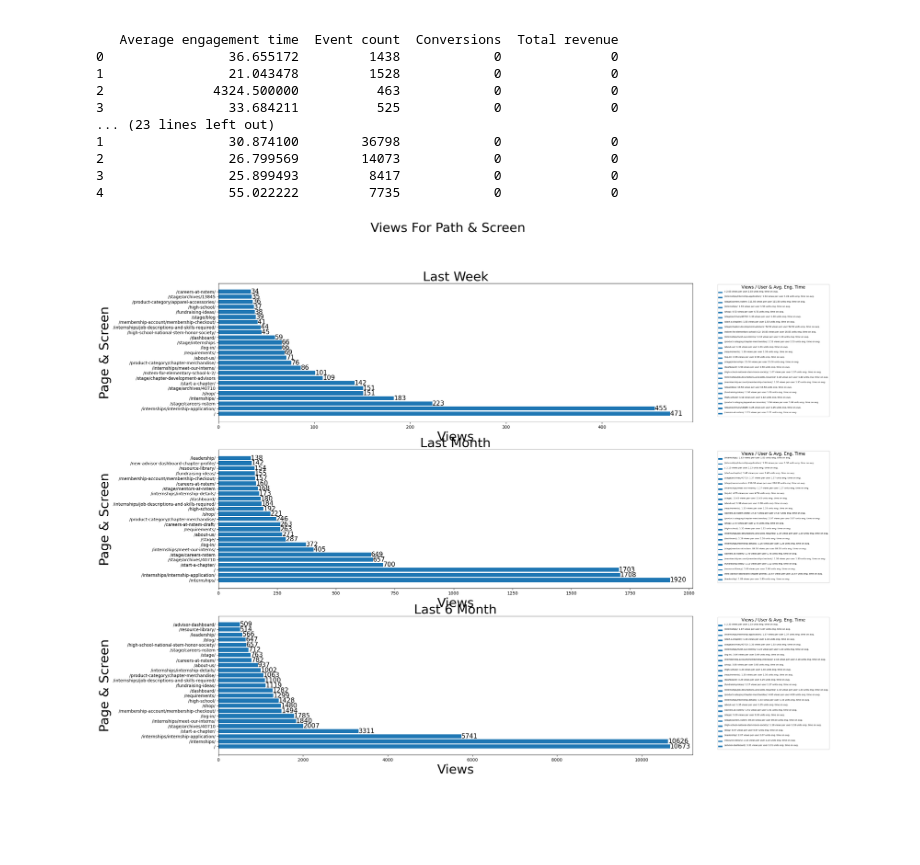
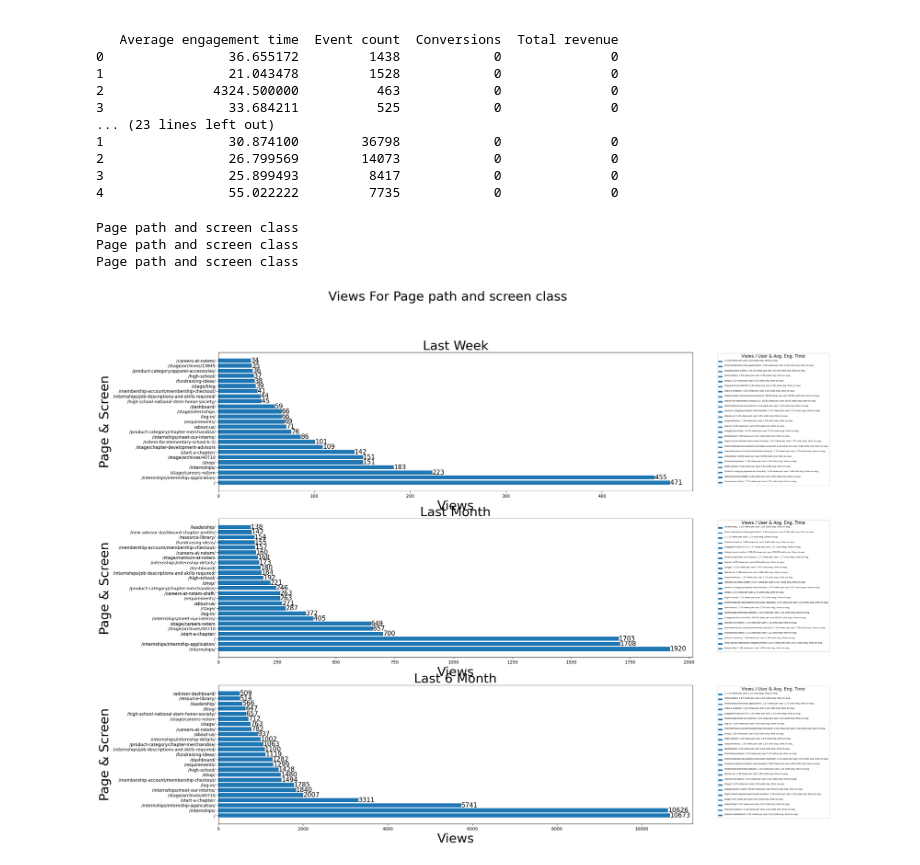
Before and after one commit to NSTEM-Analytics-Department/Page-Screen, a Jupyter notebook: Page Screen Assignment.ipynb, the cells around one changed output. Cells and saved outputs as stored; diff of their text form; code cells hidden in the pictures; blank space fills up the shorter version.

```diff
--- a/Page Screen Assignment.ipynb
+++ b/Page Screen Assignment.ipynb
@@ -36,6 +36,15 @@ print(df_halfyear.head())
 2                26.799569        14073            0              0
 3                25.899493         8417            0              0
 4                55.022222         7735            0              0
+# %%
+#Display What Kinds of Data We Are Analyzing
+print(df_week.columns[0])
+print(df_month.columns[0])
+print(df_halfyear.columns[0])
+# %% [output]
+Page path and screen class
+Page path and screen class
+Page path and screen class
 # %%
 #Only Views; Users; Event count; Average engagement time; Views per user are meaningful here
 #Below will be using bar charts & pie charts
@@ -44,6 +53,7 @@ print(df_halfyear.head())
 df_comb = [df_week, df_month, df_halfyear]#Combination of three period's forms
 subtitle_comb = ["Last Week", "Last Month", "Last 6 Month"]#Combination of different titles
 def barplot_pagescreen(column,
+                       col="Page path and screen class",#Display what metric we are analyzing
                        num=25,#Num determines how many countries on the graph, sorted and get the first num
                        figsize1=20,#Figure width
                        figsize2=20,#Figure height
@@ -66,7 +76,7 @@ def barplot_pagescreen(column,
         #Loop each dataframes and draw them on a same graph
         plt.subplot(3,1,(i+1))#Set subplots: three rows one column
         #We are only interested in the first 10 (default) largest (sorted)
-        bars = plt.barh((df.head(num))["Page path and screen class"], (df.head(num))[column])#Draw horizontal bar charts
+        bars = plt.barh((df.head(num))[col], (df.head(num))[column])#Draw horizontal bar charts
         # Annotate each bar with the exact value
         for bar in bars:
             value = bar.get_width()#Get the width of the bar (the value that the bar represents)
@@ -82,7 +92,7 @@ def barplot_pagescreen(column,
         legend_handles = [Patch(label=f"""{name}: {count1:.2f} views per user {count1:.2f} units eng. time on avg.
                                 """)#Legend's content
                           for name, count1, count2 in
-                                (zip((df.head(num))["Page path and screen class"],
+                                (zip((df.head(num))[col],
                                      (df.head(num))["Views per user"],
                                      (df.head(num))["Average engagement time"]
                                     ))
@@ -90,12 +100,12 @@ def barplot_pagescreen(column,
         #Place the legend outside
         plt.legend(handles=legend_handles, title="Views / User & Avg. Eng. Time",
                    fontsize=comlegend, bbox_to_anchor=(1.05, 1), loc='upper left', title_fontsize=legtitle)
-    plt.suptitle(f"{column} For Path & Screen",fontsize=subfont)#Set whole title
+    plt.suptitle(f"{column} For {col}",fontsize=subfont)#Set whole title
 
     #Show
     plt.show()#Display
 # %%
-barplot_pagescreen("Views")
+barplot_pagescreen("Views",col=df_week.columns[0])
 # %% [output]
-[figure, old version]
+[figure, new version]
 # %%
```
Also changed, not shown: parts of 6 cells of this notebook.
